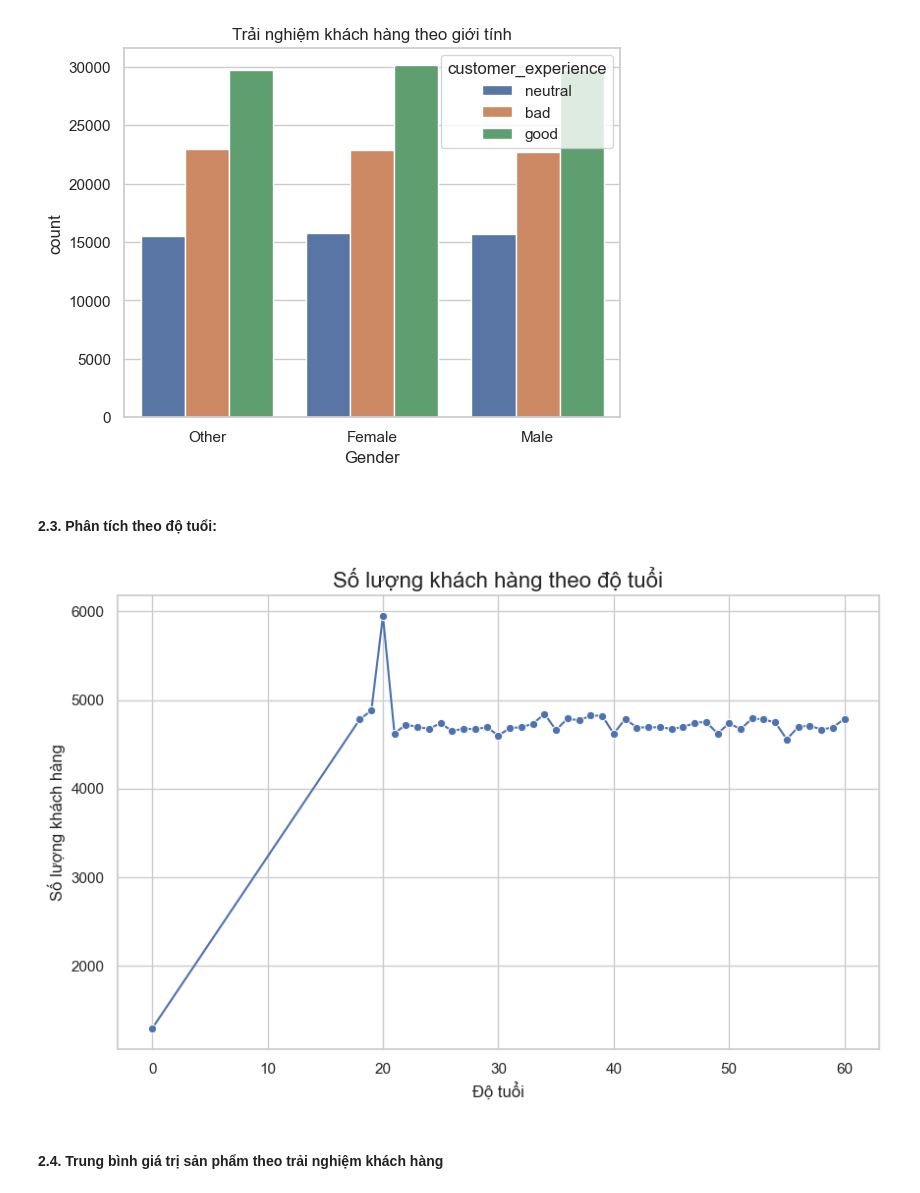
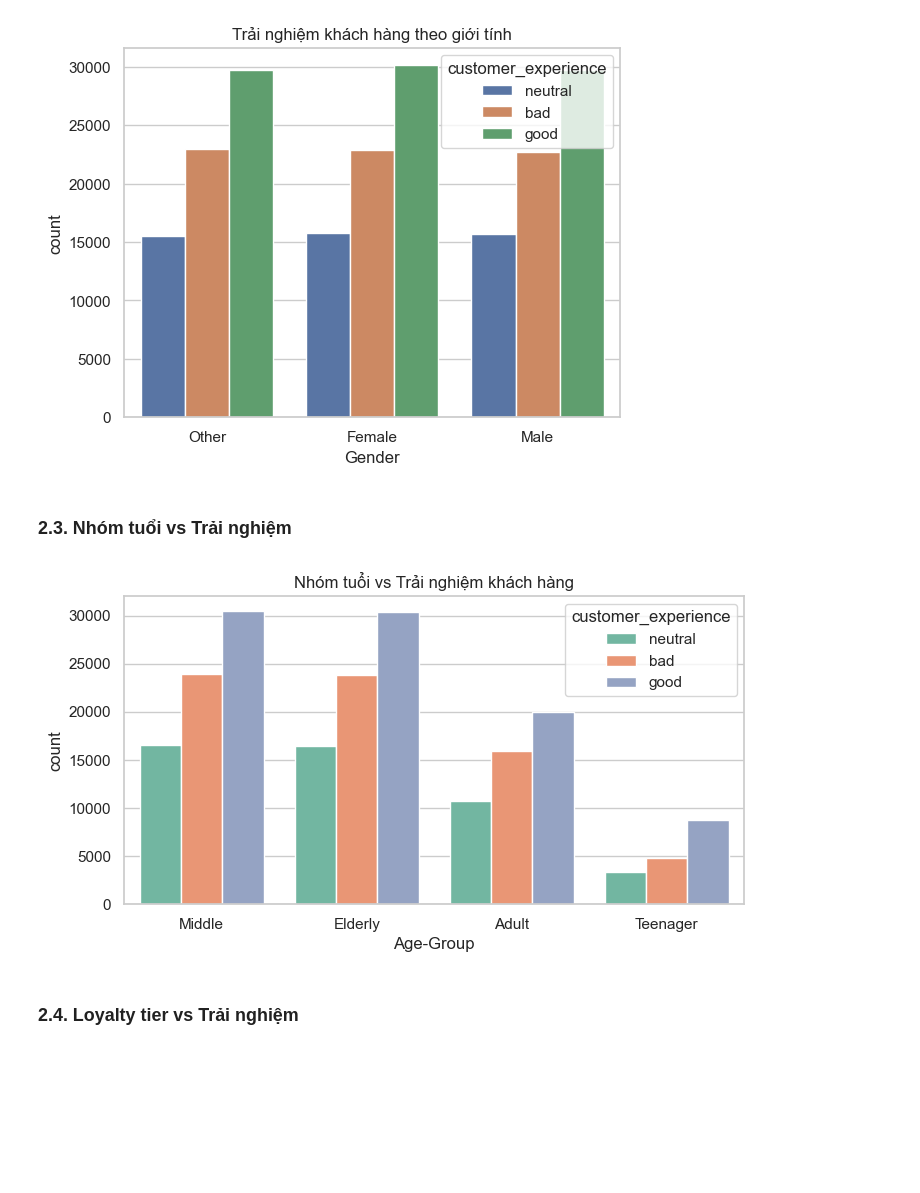
Before and after one commit to lesondowski/PPNCKH-Name-project-SGU, a Jupyter notebook: EDA/eda.ipynb, the cells around one changed output. Drawn from its saved outputs; the diff is of its cells as text; code cells hidden in the pictures; blank space fills up the shorter version.

```diff
--- a/EDA/eda.ipynb
+++ b/EDA/eda.ipynb
@@ -212,25 +195,14 @@ plt.show()
 # %% [output]
 [figure]
 # %% [markdown]
-#### 2.3. Phân tích theo độ tuổi:
+### 2.3. Nhóm tuổi vs Trải nghiệm
 # %%
-# Nhóm theo độ tuổi và đếm số lượng khách hàng trong mỗi nhóm
-age_group_counts = df['age'].value_counts().sort_index()
-
-# Vẽ biểu đồ đường
-plt.figure(figsize=(10, 6))
-sns.lineplot(x=age_group_counts.index, y=age_group_counts.values, marker='o')
-
-# Thêm tiêu đề và nhãn cho trục
-plt.title('Số lượng khách hàng theo độ tuổi', fontsize=16)
-plt.xlabel('Độ tuổi', fontsize=12)
-plt.ylabel('Số lượng khách hàng', fontsize=12)
-
-# Hiển thị biểu đồ
-plt.grid(True)
+plt.figure(figsize=(8,4))
+sns.countplot(data=df, x='Age-Group', hue='customer_experience', palette='Set2')
+plt.title("Nhóm tuổi vs Trải nghiệm khách hàng")
 plt.show()
 # %% [output]
-[figure, old version]
+[figure, new version]
 # %% [markdown]
-#### 2.4. Trung bình giá trị sản phẩm theo trải nghiệm khách hàng
+### 2.4. Loyalty tier vs Trải nghiệm
 # %%
```
Also changed, not shown: parts of 33 cells of this notebook.
